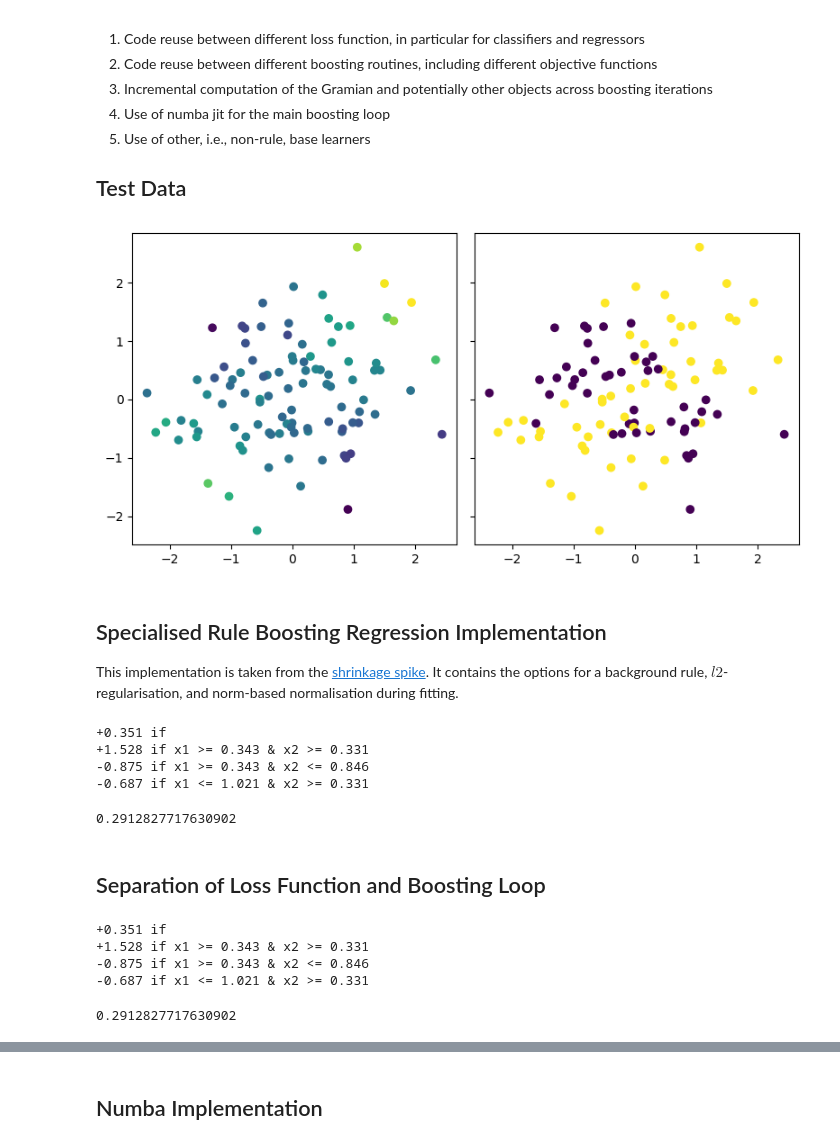
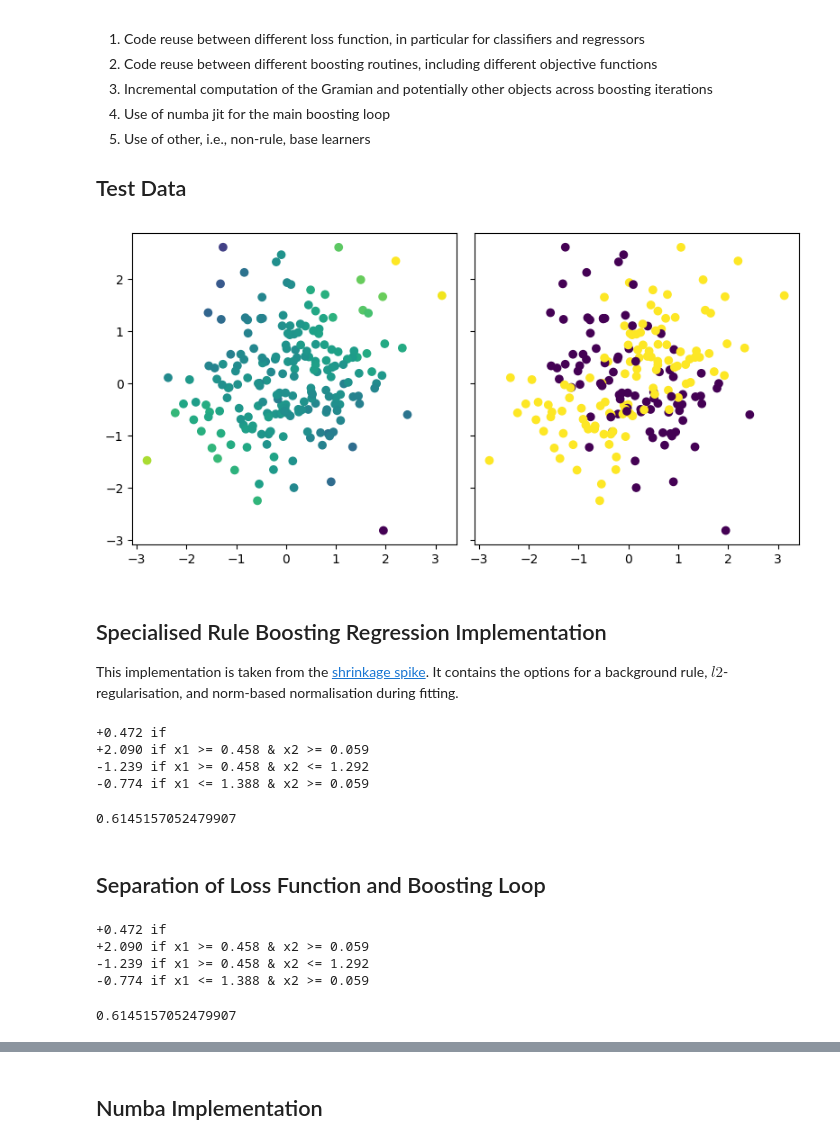
Before and after one commit to marioboley/ruleboost, a Jupyter notebook: spikes/polymorphism.ipynb, the cells around one changed output, grey strips where cells are left out. Drawn from its saved outputs; the diff is of its cells as text; code cells hidden in the pictures.

```diff
--- a/spikes/polymorphism.ipynb
+++ b/spikes/polymorphism.ipynb
@@ -16,25 +16,26 @@ This study aims to develop a unified architecture that allows (in order of impor
 # %%
 import numpy as np
 from scipy.special import expit
 from matplotlib import pyplot as plt
 
 RNG = np.random.default_rng(0)
 
 cov = np.array(
     [[1, 0.2],
      [0.2, 1]]
 )
 
-x = RNG.multivariate_normal([0, 0], cov, size=100)
-y_regr = x[:, 0] * x[:, 1] + RNG.normal(scale=0.25, size=100)
+n = 200
+x = RNG.multivariate_normal([0, 0], cov, size=n)
+y_regr = x[:, 0] * x[:, 1] + RNG.normal(scale=0.25, size=n)
 y_class = RNG.binomial(n=1, p=expit(4 * x[:, 0] * x[:, 1]))
 
 _, axs = plt.subplots(1, 2, figsize=(8, 4), sharey=True, tight_layout=True)
 axs[0].scatter(x[:, 0], x[:, 1], c=y_regr)
 axs[1].scatter(x[:, 0], x[:, 1], c=y_class)
 plt.show()
 # %% [output]
-[figure, old version]
+[figure, new version]
 # %% [markdown]
 ## Specialised Rule Boosting Regression Implementation
 
@@ -126,11 +127,11 @@ regressor = RuleBoostingRegressor(num_rules=3, fit_intercept=True, lam=1).fit(x,
 print(regressor)
 mean_squared_error(y_regr, regressor.predict(x))
 # %% [output]
-+0.351 if
-+1.528 if x1 >= 0.343 & x2 >= 0.331
--0.875 if x1 >= 0.343 & x2 <= 0.846
--0.687 if x1 <= 1.021 & x2 >= 0.331
++0.472 if
++2.090 if x1 >= 0.458 & x2 >= 0.059
+-1.239 if x1 >= 0.458 & x2 <= 1.292
+-0.774 if x1 <= 1.388 & x2 >= 0.059
-0.2912827717630902
+0.6145157052479907
 # %% [markdown]
 ## Separation of Loss Function and Boosting Loop
 # %%
@@ -189,6 +190,8 @@ class PythonIncrementalSquaredLossOptimizer:
 
         self.coef = np.linalg.solve(gramian, self.x[:, :self.current_features].T.dot(self.y))
 
+
+
 def python_gradient_sum_booster(x, props, num_rules, fit_intercept, coefficient_optimizer, max_depth=5):
     qs = []
     if fit_intercept:
@@ -242,13 +245,12 @@ class PythonNewRuleBoostingRegressor:
     def __repr__(self):
         return f'PythonNewRuleBoostingRegressor({self.num_rules}, {self.max_depth})'
 
-
 python_new_regressor = PythonNewRuleBoostingRegressor(num_rules=3, fit_intercept=True, lam=1).fit(x, y_regr)
 print(python_new_regressor)
 mean_squared_error(y_regr, python_new_regressor.predict(x))
 # %% [output]
-+0.351 if
-+1.528 if x1 >= 0.343 & x2 >= 0.331
--0.875 if x1 >= 0.343 & x2 <= 0.846
--0.687 if x1 <= 1.021 & x2 >= 0.331
++0.472 if
++2.090 if x1 >= 0.458 & x2 >= 0.059
+-1.239 if x1 >= 0.458 & x2 <= 1.292
+-0.774 if x1 <= 1.388 & x2 >= 0.059
-0.2912827717630902
+0.6145157052479907
```
Also changed, not shown: parts of 12 cells of this notebook.
